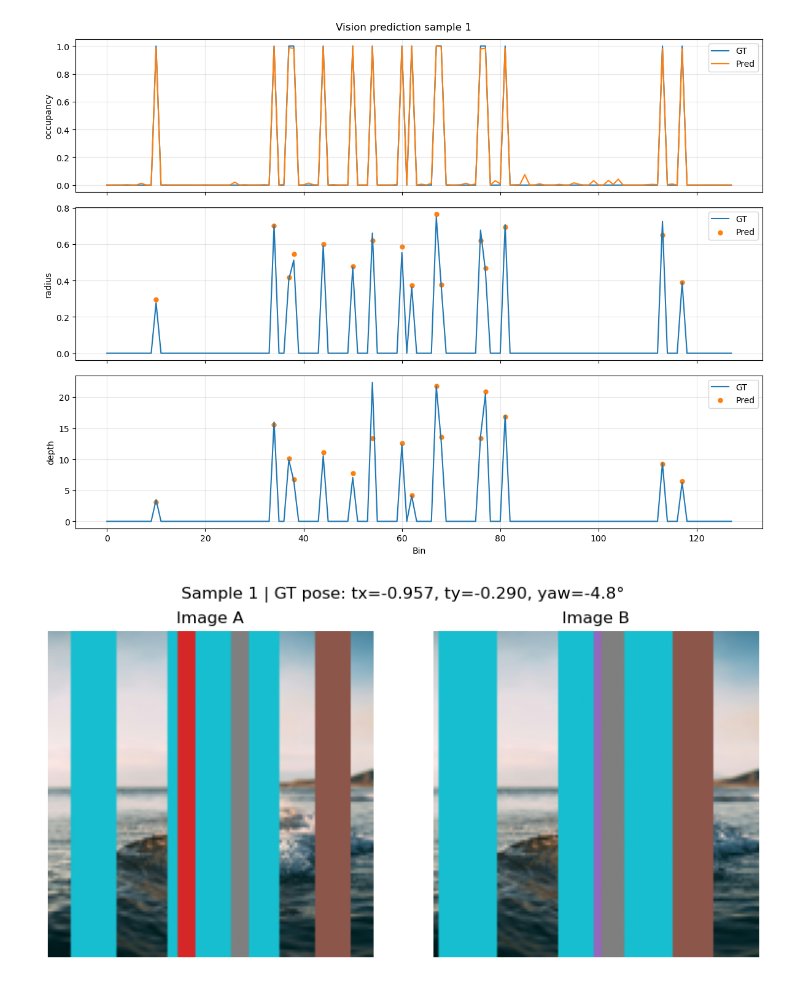
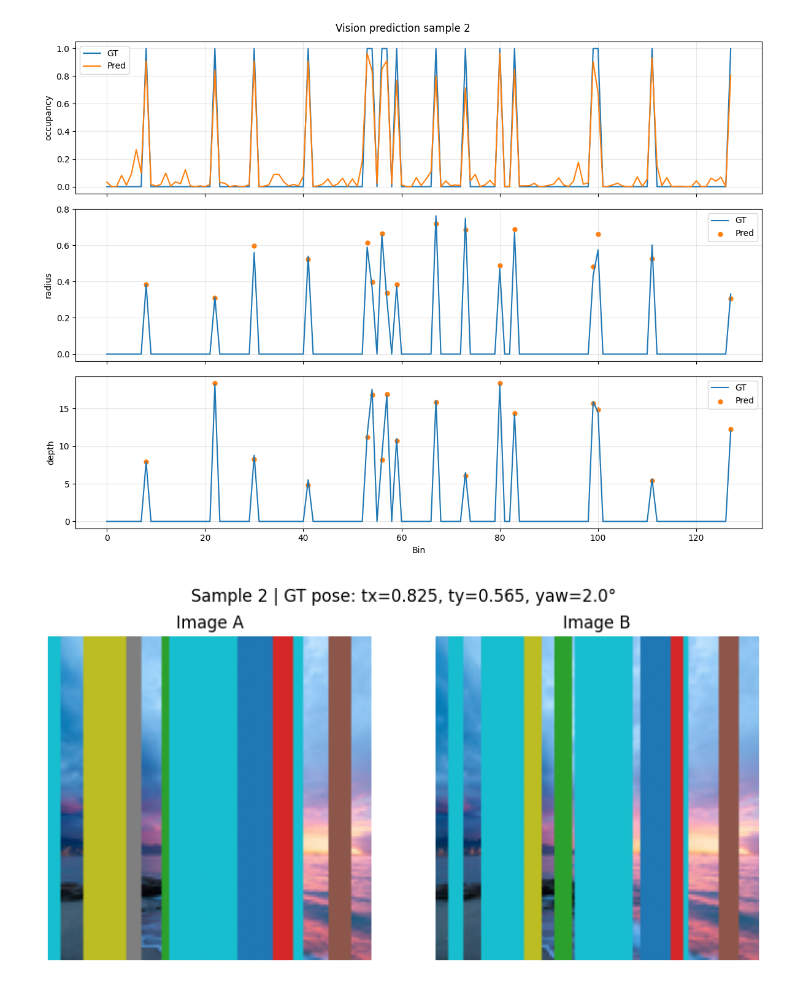
Before and after one commit to jo6815en/pose_from_cylinders, a Jupyter notebook: train.ipynb, the cells around one changed output. Saved outputs shown, nothing was run; the diff lists cells and outputs as text; code cells hidden in the pictures.

```diff
--- a/train.ipynb
+++ b/train.ipynb
@@ -367,7 +384,7 @@ if False:
         print()
 # %%
 # Plotta vision-output för första samplet
-sample_idx = 1
+sample_idx = 2
 bins = np.arange(pred_vision.shape[1])
 
 fig, axes = plt.subplots(3, 1, figsize=(12, 9), sharex=True)
@@ -389,35 +406,35 @@ for j, ax in enumerate(axes):
         # occupancy: pred som orange linje
         ax.plot(bins, pr, label="Pred", color="tab:orange")
     else:
         pr_mask = pr_occ > occ_threshold
 
         # pred som orange punkter
         ax.scatter(
             bins[pr_mask],
             pr[pr_mask],
             label="Pred",
             color="tab:orange",
             s=25
         )
 
     ax.set_ylabel(names[j])
     ax.grid(True, alpha=0.3)
     ax.legend()
 
 axes[-1].set_xlabel("Bin")
 fig.suptitle(f"Vision prediction sample {sample_idx}")
 plt.tight_layout()
 plt.show()
 
 # Plotta bildpar
 show_image_pair(
     img_a[sample_idx].detach().cpu(),
     img_b[sample_idx].detach().cpu(),
     title=f"Sample {sample_idx} | GT pose: {pose_to_text(pose_ab[sample_idx].detach().cpu())}"
 )
 # %% [output]
-[figure, old version]
+[figure, new version]
-[figure, old version]
+[figure, new version]
 # %%
 import matplotlib.pyplot as plt
 import torch
```
Also changed, not shown: parts of 7 cells of this notebook, 4 other files.
